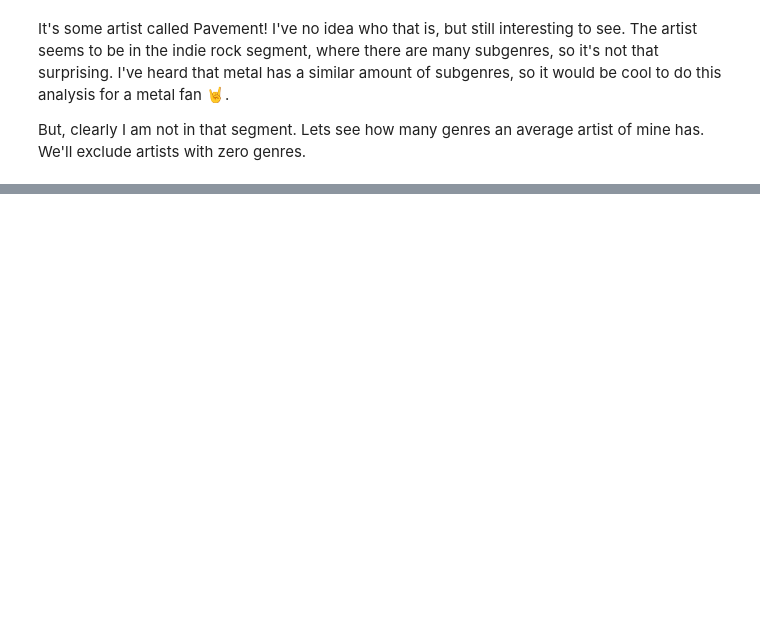
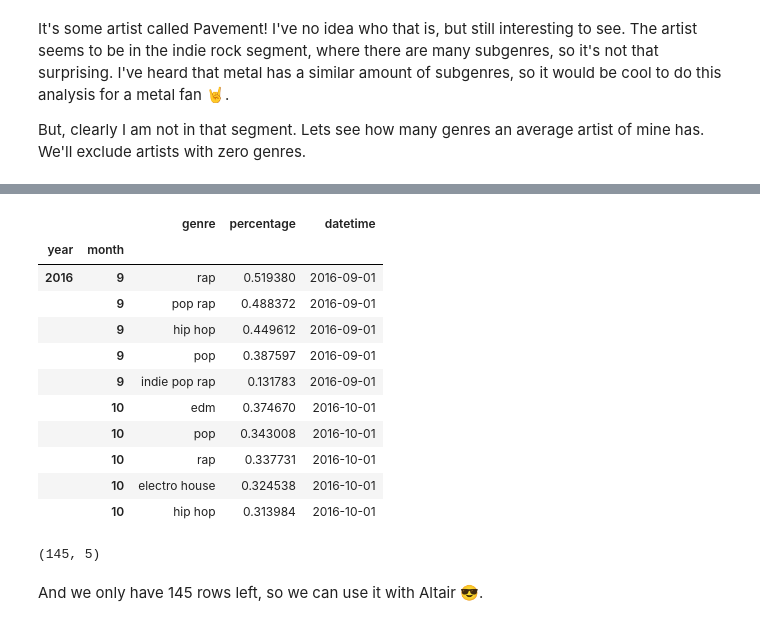
Before and after one commit to Baukebrenninkmeijer/personal-homepage, a Jupyter notebook: _notebooks/2020-07-31-spotify-listening-history-analysis-part-1.ipynb, the cells around one changed output, grey strips where cells are left out. Saved outputs shown, nothing was run; the diff lists cells and outputs as text; code cells hidden in the pictures; blank space fills up the shorter version.

```diff
--- a/_notebooks/2020-07-31-spotify-listening-history-analysis-part-1.ipynb
+++ b/_notebooks/2020-07-31-spotify-listening-history-analysis-part-1.ipynb
@@ -670,0 +405,11 @@ plt.show()
+# %%
+rows = []
+for i, row in comb.loc[:, [str(x) for x in range(21)]].iterrows():
+    new_row = {}
+    for value in row.values:
+        if value in top_genres_20:
+            new_row[value] = 1
+    rows.append(new_row)
+genre_presence = pd.DataFrame(rows)
+genre_presence = genre_presence.fillna(0).astype(int)
+genre_presence.head(2)
@@ -670,0 +494,9 @@ plt.show()
+# %%
+# 2.Normalize all genre counts by the number of songs played in that time period.
+
+# Select all columns except the time columns
+columns = counts_per_genre_per_month.columns.tolist()
+columns.remove('year')
+columns.remove('month')
+for i, row in monthly_sum.iterrows():
+    counts_per_genre_per_month.loc[(counts_per_genre_per_month.year == row.year) & (counts_per_genre_per_month.month == row.month), columns] = counts_per_genre_per_month.loc[(counts_per_genre_per_month.year == row.year) & (counts_per_genre_per_month.month == row.month), columns] / row['count']
@@ -670,0 +522,2 @@ plt.show()
+# %%
+counts_per_genre_per_month_filtered = counts_per_genre_per_month.loc[(counts_per_genre_per_month.year > 2016) | ((counts_per_genre_per_month.year == 2016) & (counts_per_genre_per_month.month > 8))]
@@ -670,0 +554,22 @@ plt.show()
+# %%
+top_genres_per_month_with_perc = counts_per_genre_per_month_melted.loc[counts_per_genre_per_month_melted.groupby(['year', 'month']).percentage.nlargest(5).reset_index().level_2.values, :]
+top_genres_per_month_with_perc.set_index(['year', 'month']).head(10)
+# %% [output]
+|  |  | genre | percentage | datetime |
+| year | month |  |  |  |
+| 2016 | 9 | rap | 0.519380 | 2016-09-01 |
+|  | 9 | pop rap | 0.488372 | 2016-09-01 |
+|  | 9 | hip hop | 0.449612 | 2016-09-01 |
+|  | 9 | pop | 0.387597 | 2016-09-01 |
+|  | 9 | indie pop rap | 0.131783 | 2016-09-01 |
+|  | 10 | edm | 0.374670 | 2016-10-01 |
+|  | 10 | pop | 0.343008 | 2016-10-01 |
+|  | 10 | rap | 0.337731 | 2016-10-01 |
+|  | 10 | electro house | 0.324538 | 2016-10-01 |
+|  | 10 | hip hop | 0.313984 | 2016-10-01 |
+# %%
+top_genres_per_month_with_perc.shape
+# %% [output]
+(145, 5)
+# %% [markdown]
+And we only have 145 rows left, so we can use it with Altair 😎.
```
Also changed, not shown: parts of 110 cells of this notebook, 4 other files.
